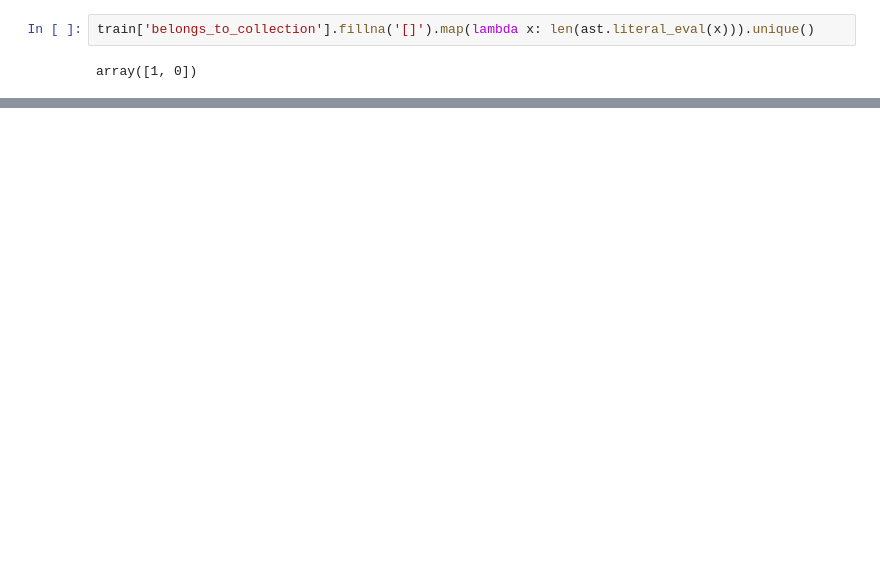
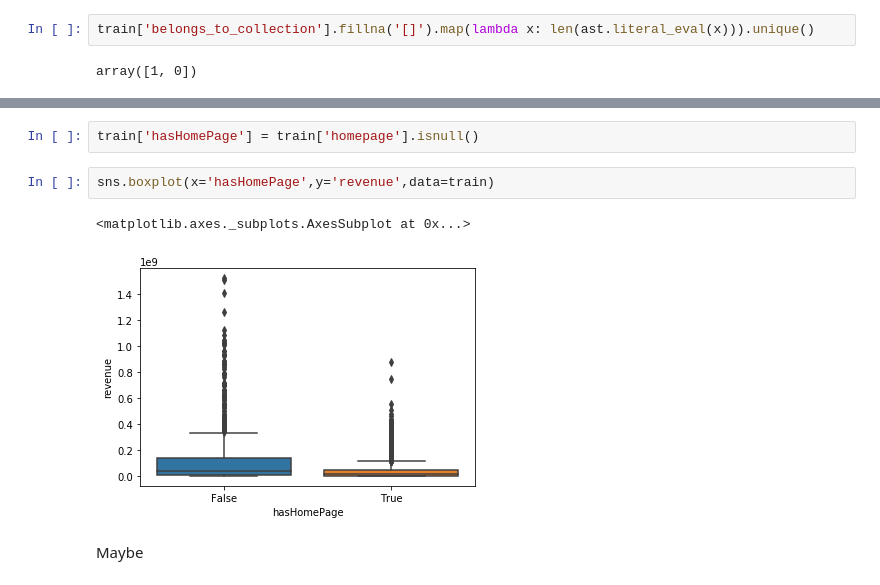
Before and after one commit to ralhadeff/kaggle-competitions, a Jupyter notebook: TMDB/tmdb-EDA.ipynb, the cells around one changed output, grey strips where cells are left out. Saved outputs shown, nothing was run; the diff lists cells and outputs as text; blank space fills up the shorter version.

```diff
--- a/TMDB/tmdb-EDA.ipynb
+++ b/TMDB/tmdb-EDA.ipynb
@@ -159,0 +199,9 @@ Name: belongs_to_collection, Length: 423, dtype: int64
+# %%
+train['hasHomePage'] = train['homepage'].isnull()
+# %%
+sns.boxplot(x='hasHomePage',y='revenue',data=train)
+# %% [output]
+<matplotlib.axes._subplots.AxesSubplot at 0x...>
+[figure, added]
+# %% [markdown]
+Maybe
```
Also changed, not shown: parts of 49 cells of this notebook.
